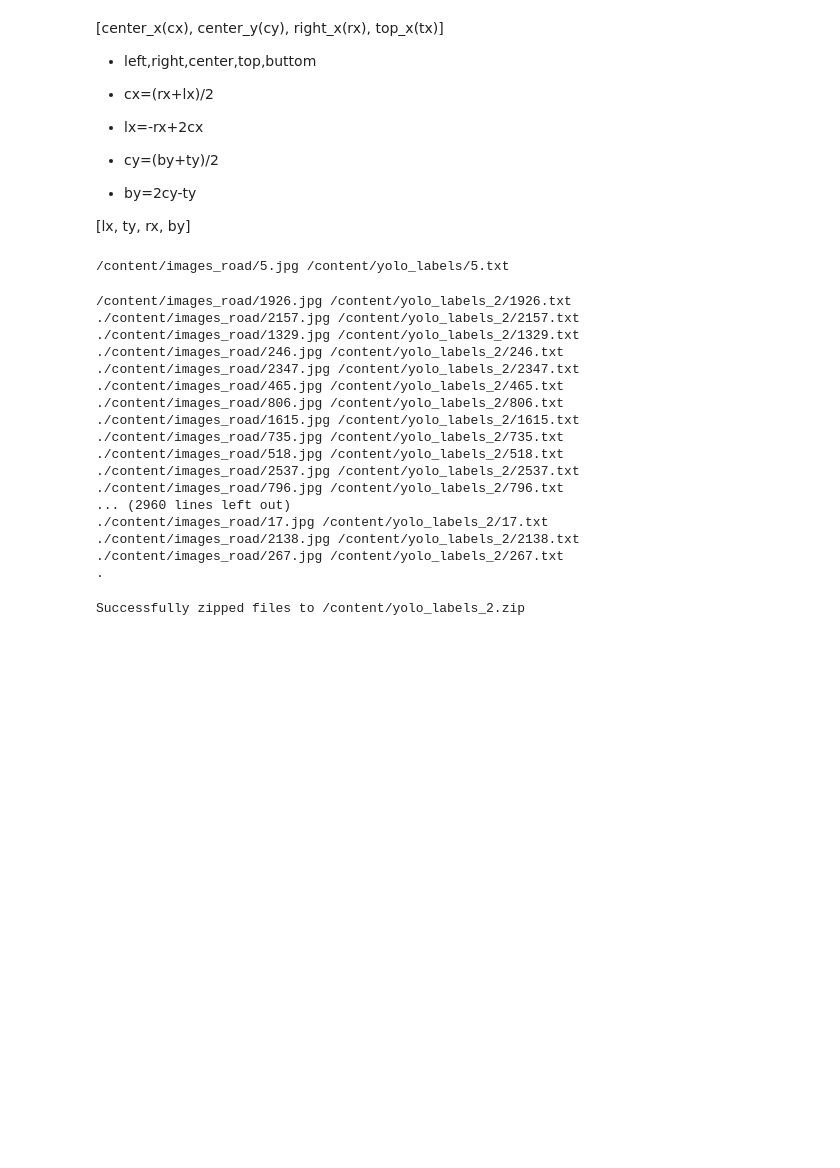
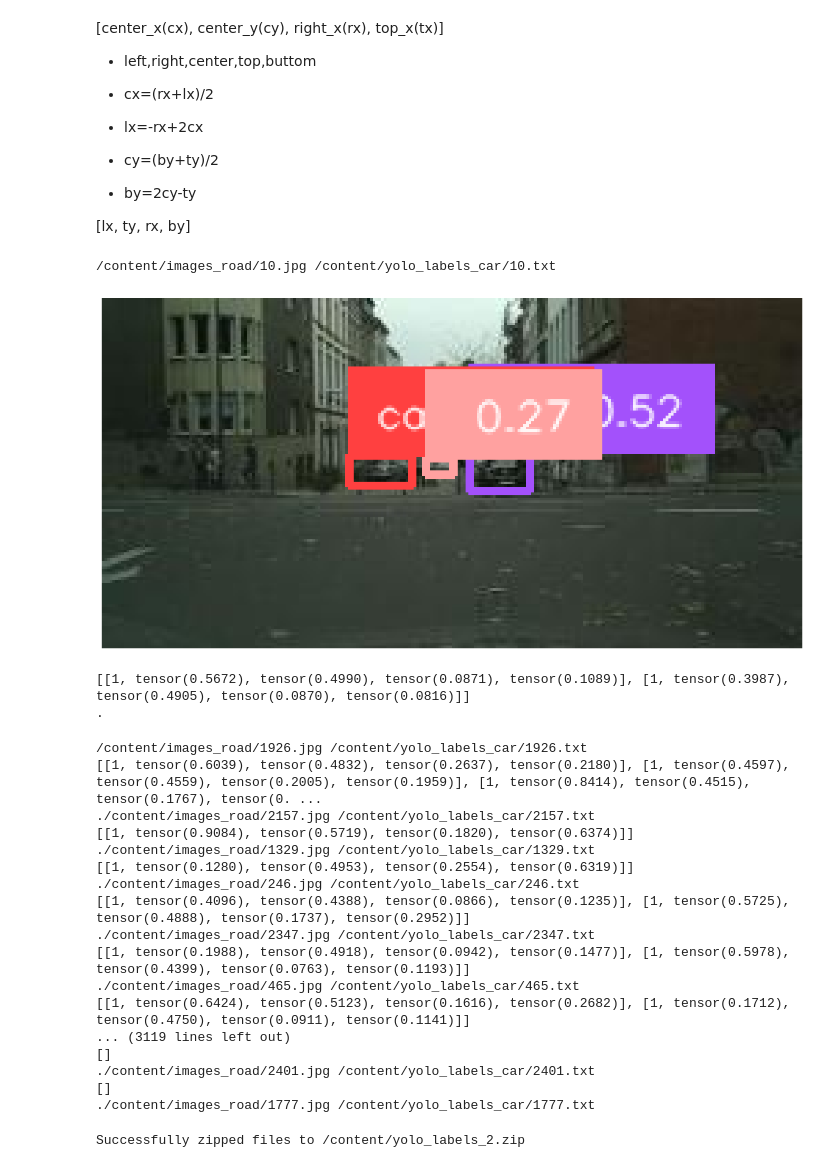
Before and after one commit to GerardoMunoz/road, a Jupyter notebook: cars_cnn_v2.ipynb, the cells around one changed output. Saved outputs shown, nothing was run; the diff lists cells and outputs as text; code cells hidden in the pictures; blank space fills up the shorter version.

```diff
--- a/cars_cnn_v2.ipynb
+++ b/cars_cnn_v2.ipynb
@@ -144,10 +137,13 @@ def yolo_format(boxes, logits,  phrases, alpha=0.5):
         if logit>alpha:
             if phrase not in code:
                 code[phrase]=len(code)+1
-            cx,cy,rx,ty=box
-            lx=-rx+2*cx
-            by=2*cy-ty
-            yolo.append([code[phrase],lx,ty,rx-lx,by-ty])
+            #cx,cy,rx,ty=box
+            #lx=-rx+2*cx
+            #by=2*cy-ty
+            #print('box,cx,cy,rx,ty,lx,by',box,lx,by,logit)
+            #yolo.append([code[phrase],lx,ty,rx-lx,by-ty])
+            yolo.append([code[phrase],*box])
+    print(yolo)
     return yolo
 
 
@@ -203,16 +199,19 @@ def save_labels(img_path,label_path,show=False):
     #print(f"File saved at {file_path}")
 # %%
 in_path='/content/images_road/'
-out_path='/content/yolo_labels/'
-img_name='5'
+out_path='/content/yolo_labels_car/'
+img_name='10'
 img_path=in_path+img_name+'.jpg'
 lbl_path=out_path+img_name+'.txt'
 print(img_path,lbl_path)
 
 
-# save_labels(img_path,lbl_path,show=True)
+save_labels(img_path,lbl_path,show=True)
 # %% [output]
-/content/images_road/5.jpg /content/yolo_labels/5.txt
+/content/images_road/10.jpg /content/yolo_labels_car/10.txt
+[figure, added]
+[[1, tensor(0.5672), tensor(0.4990), tensor(0.0871), tensor(0.1089)], [1, tensor(0.3987), tensor(0.4905), tensor(0.0870), tensor(0.0816)]]
+.
 # %%
 # prompt: salve_labels for all files in in_path
 
@@ -228,31 +227,31 @@ def salve_labels_for_all_files(in_path, out_path):
             save_labels(img_path, lbl_path)
 
 # Example usage
-in_path = '/content/images_road/'
-out_path = '/content/yolo_labels_2/'
+# in_path = '/content/images_road/'
+# out_path = '/content/yolo_labels_2/'
 
 # Create the output directory if it doesn't exist
 os.makedirs(out_path, exist_ok=True)
 
 salve_labels_for_all_files(in_path, out_path)
 # %% [output]
-/content/images_road/1926.jpg /content/yolo_labels_2/1926.txt
-./content/images_road/2157.jpg /content/yolo_labels_2/2157.txt
-./content/images_road/1329.jpg /content/yolo_labels_2/1329.txt
-./content/images_road/246.jpg /content/yolo_labels_2/246.txt
-./content/images_road/2347.jpg /content/yolo_labels_2/2347.txt
-./content/images_road/465.jpg /content/yolo_labels_2/465.txt
-./content/images_road/806.jpg /content/yolo_labels_2/806.txt
-./content/images_road/1615.jpg /content/yolo_labels_2/1615.txt
-./content/images_road/735.jpg /content/yolo_labels_2/735.txt
-./content/images_road/518.jpg /content/yolo_labels_2/518.txt
-./content/images_road/2537.jpg /content/yolo_labels_2/2537.txt
-./content/images_road/796.jpg /content/yolo_labels_2/796.txt
-... (2960 lines left out)
-./content/images_road/17.jpg /content/yolo_labels_2/17.txt
-./content/images_road/2138.jpg /content/yolo_labels_2/2138.txt
-./content/images_road/267.jpg /content/yolo_labels_2/267.txt
-.
+/content/images_road/1926.jpg /content/yolo_labels_car/1926.txt
+[[1, tensor(0.6039), tensor(0.4832), tensor(0.2637), tensor(0.2180)], [1, tensor(0.4597), tensor(0.4559), tensor(0.2005), tensor(0.1959)], [1, tensor(0.8414), tensor(0.4515), tensor(0.1767), tensor(0. ...
+./content/images_road/2157.jpg /content/yolo_labels_car/2157.txt
+[[1, tensor(0.9084), tensor(0.5719), tensor(0.1820), tensor(0.6374)]]
+./content/images_road/1329.jpg /content/yolo_labels_car/1329.txt
+[[1, tensor(0.1280), tensor(0.4953), tensor(0.2554), tensor(0.6319)]]
+./content/images_road/246.jpg /content/yolo_labels_car/246.txt
+[[1, tensor(0.4096), tensor(0.4388), tensor(0.0866), tensor(0.1235)], [1, tensor(0.5725), tensor(0.4888), tensor(0.1737), tensor(0.2952)]]
+./content/images_road/2347.jpg /content/yolo_labels_car/2347.txt
+[[1, tensor(0.1988), tensor(0.4918), tensor(0.0942), tensor(0.1477)], [1, tensor(0.5978), tensor(0.4399), tensor(0.0763), tensor(0.1193)]]
+./content/images_road/465.jpg /content/yolo_labels_car/465.txt
+[[1, tensor(0.6424), tensor(0.5123), tensor(0.1616), tensor(0.2682)], [1, tensor(0.1712), tensor(0.4750), tensor(0.0911), tensor(0.1141)]]
+... (3119 lines left out)
+[]
+./content/images_road/2401.jpg /content/yolo_labels_car/2401.txt
+[]
+./content/images_road/1777.jpg /content/yolo_labels_car/1777.txt
 # %%
 # prompt: zip all files of out_path
 
```
Also changed, not shown: parts of 14 cells of this notebook.
